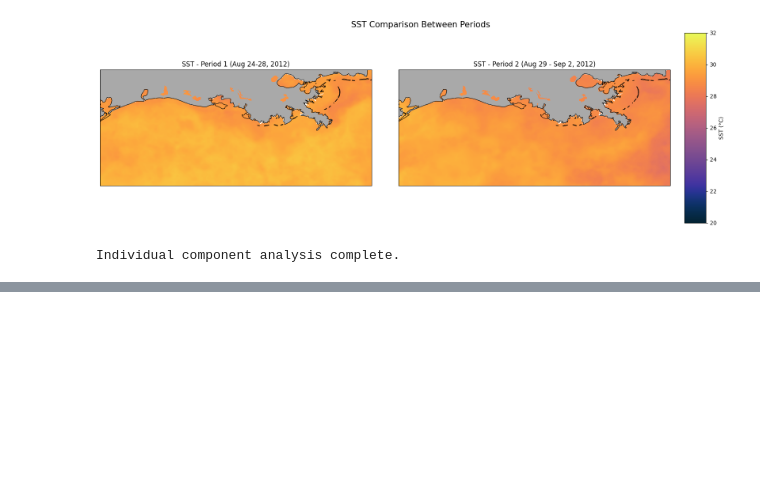
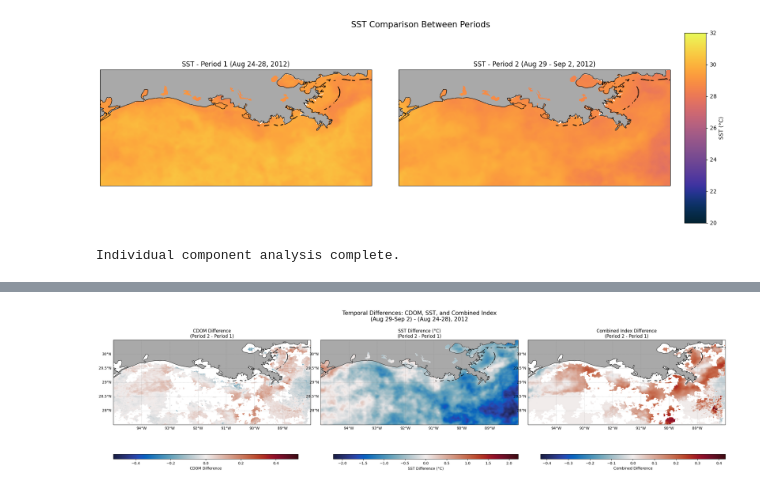
Before and after one commit to makaip/nasa-murep-local, a Jupyter notebook: cdom_sst/August2012/diff_cdomsstv4.ipynb, the cells around one changed output, grey strips where cells are left out. Drawn from its saved outputs; the diff is of its cells as text; code cells hidden in the pictures; blank space fills up the shorter version.

```diff
--- a/cdom_sst/August2012/diff_cdomsstv4.ipynb
+++ b/cdom_sst/August2012/diff_cdomsstv4.ipynb
@@ -602,0 +747,88 @@ Individual component analysis complete.
+# %%
+# Create a comprehensive comparison of all three difference maps
+fig, axes = plt.subplots(1, 3, figsize=(24, 6), subplot_kw={'projection': ccrs.PlateCarree()})
+
+# CDOM Difference
+ax1 = axes[0]
+ax1.set_extent(extent, crs=ccrs.PlateCarree())
+p1 = ax1.pcolormesh(plot_lon_edges, plot_lat_edges, cdom_diff_squeezed,
+                    cmap=cmocean.cm.balance, shading='auto',
+                    vmin=cdom_diff_vmin, vmax=cdom_diff_vmax,
+                    transform=ccrs.PlateCarree())
+
+ax1.add_feature(cfeature.COASTLINE, linewidth=0.8, edgecolor='black', zorder=3)
+ax1.add_feature(cfeature.LAND, facecolor='darkgray', zorder=0)
+ax1.add_feature(cfeature.BORDERS, linestyle=':', edgecolor='dimgray', zorder=2)
+
+gl1 = ax1.gridlines(crs=ccrs.PlateCarree(), draw_labels=True, linewidth=0.5,
+                    color='gray', alpha=0.5, linestyle='--')
+gl1.top_labels = False
+gl1.right_labels = False
+
+ax1.set_title('CDOM Difference\n(Period 2 - Period 1)', fontsize=12)
+
+# SST Difference
+ax2 = axes[1]
+ax2.set_extent(extent, crs=ccrs.PlateCarree())
+p2 = ax2.pcolormesh(plot_lon_edges, plot_lat_edges, sst_diff_squeezed,
+                    cmap=cmocean.cm.balance, shading='auto',
+                    vmin=sst_diff_vmin, vmax=sst_diff_vmax,
+                    transform=ccrs.PlateCarree())
+
+ax2.add_feature(cfeature.COASTLINE, linewidth=0.8, edgecolor='black', zorder=3)
+ax2.add_feature(cfeature.LAND, facecolor='darkgray', zorder=0)
+ax2.add_feature(cfeature.BORDERS, linestyle=':', edgecolor='dimgray', zorder=2)
+
+gl2 = ax2.gridlines(crs=ccrs.PlateCarree(), draw_labels=True, linewidth=0.5,
+                    color='gray', alpha=0.5, linestyle='--')
+gl2.top_labels = False
+gl2.right_labels = False
+
+ax2.set_title('SST Difference (°C)\n(Period 2 - Period 1)', fontsize=12)
+
+# Combined Product Difference
+ax3 = axes[2]
+ax3.set_extent(extent, crs=ccrs.PlateCarree())
+p3 = ax3.pcolormesh(plot_lon_edges, plot_lat_edges, combined_diff_squeezed,
+                    cmap=cmocean.cm.balance, shading='auto',
+                    vmin=diff_vmin, vmax=diff_vmax,
+                    transform=ccrs.PlateCarree())
+
+ax3.add_feature(cfeature.COASTLINE, linewidth=0.8, edgecolor='black', zorder=3)
+ax3.add_feature(cfeature.LAND, facecolor='darkgray', zorder=0)
+ax3.add_feature(cfeature.BORDERS, linestyle=':', edgecolor='dimgray', zorder=2)
+
+gl3 = ax3.gridlines(crs=ccrs.PlateCarree(), draw_labels=True, linewidth=0.5,
+                    color='gray', alpha=0.5, linestyle='--')
+gl3.top_labels = False
+gl3.right_labels = False
+
+ax3.set_title('Combined Index Difference\n(Period 2 - Period 1)', fontsize=12)
+
+# Adjust spacing for colorbars
+plt.subplots_adjust(left=0.02, right=0.98, top=0.85, bottom=0.15, wspace=0.05)
+
+# Add individual colorbars for each subplot
+# CDOM colorbar
+cbar_ax1 = fig.add_axes([0.02, 0.02, 0.29, 0.03])  # [left, bottom, width, height]
+cbar1 = fig.colorbar(p1, cax=cbar_ax1, orientation='horizontal', label='CDOM Difference')
+
+# SST colorbar
+cbar_ax2 = fig.add_axes([0.365, 0.02, 0.29, 0.03])  # [left, bottom, width, height]
+cbar2 = fig.colorbar(p2, cax=cbar_ax2, orientation='horizontal', label='SST Difference (°C)')
+
+# Combined colorbar
+cbar_ax3 = fig.add_axes([0.69, 0.02, 0.29, 0.03])  # [left, bottom, width, height]
+cbar3 = fig.colorbar(p3, cax=cbar_ax3, orientation='horizontal', label='Combined Difference')
+
+plt.suptitle('Temporal Differences: CDOM, SST, and Combined Index\n(Aug 29-Sep 2) - (Aug 24-28), 2012',
+             fontsize=15, y=0.95)
+plt.show()
+
+print("Comprehensive difference map comparison complete.")
+print("\nSummary of changes between periods:")
+print(f"CDOM changes: {np.nanmin(cdom_diff_squeezed):.6f} to {np.nanmax(cdom_diff_squeezed):.6f}")
+print(f"SST changes: {np.nanmin(sst_diff_squeezed):.3f} to {np.nanmax(sst_diff_squeezed):.3f} °C")
+print(f"Combined index changes: {np.nanmin(combined_diff_squeezed):.4f} to {np.nanmax(combined_diff_squeezed):.4f}")
+# %% [output]
+[figure, added]
```
Also changed, not shown: parts of 12 cells of this notebook, 2 other files.
